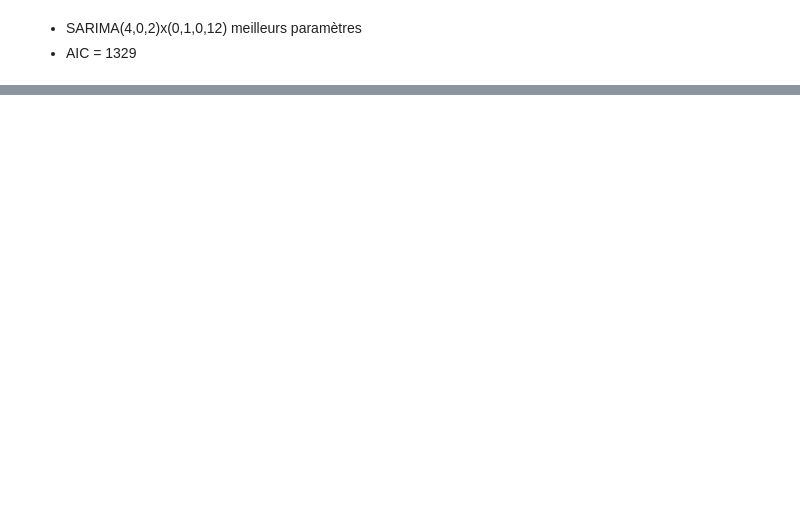
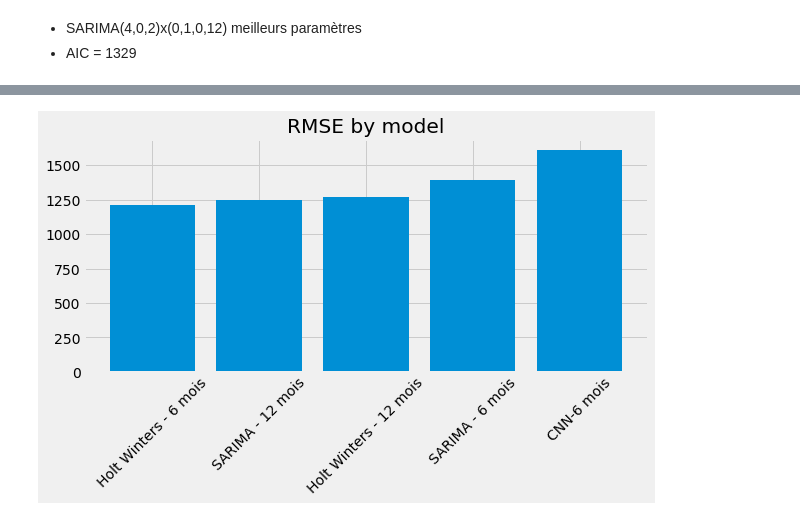
Before and after one commit to xavierbarbier/prediction_consommation_electricite, a Jupyter notebook: code_prediction_consommation_electricite.ipynb, the cells around one changed output, grey strips where cells are left out. Saved outputs shown, nothing was run; the diff lists cells and outputs as text; code cells hidden in the pictures; blank space fills up the shorter version.

```diff
--- a/code_prediction_consommation_electricite.ipynb
+++ b/code_prediction_consommation_electricite.ipynb
@@ -1141,3 +934,0 @@ rmse
-# %%
-mape=(np.abs(1-df.Predicted/df.Actual)).mean()*100
-round(mape,2)
@@ -1183,0 +1030,8 @@ plt.show()
+# %%
+# Defining parameters
+
+batch_size = 8
+shuffle_buffer_size = 60
+
+# Defining window sizes
+sizes = [6,12]
@@ -1183,0 +1243,8 @@ plt.show()
+# %%
+temp = { "Model" : model_name,
+        "RMSE" : rmse,
+        "MAPE" : mape
+
+
+}
+print("Number of tested models:",len(model_name))
@@ -1183,0 +1253,12 @@ plt.show()
+# %%
+scores = pd.DataFrame(temp)
+
+scores.sort_values("RMSE", ascending=True, inplace=True)
+scores.reset_index(inplace=True, drop = True)
+scores = scores.iloc[:5,:]
+import seaborn as sns
+
+cm = sns.light_palette("green", as_cmap=True)
+
+s = scores.style.background_gradient(cmap=cm)
+s
@@ -1183,0 +1272,9 @@ plt.show()
+# %%
+# ploting rmse score
+plt.figure(figsize=(9,4))
+plt.bar(scores["Model"],scores["RMSE"])
+plt.title("RMSE by model")
+plt.xticks(rotation=45)
+plt.show()
+# %% [output]
+[figure, added]
```
Also changed, not shown: parts of 159 cells of this notebook.
